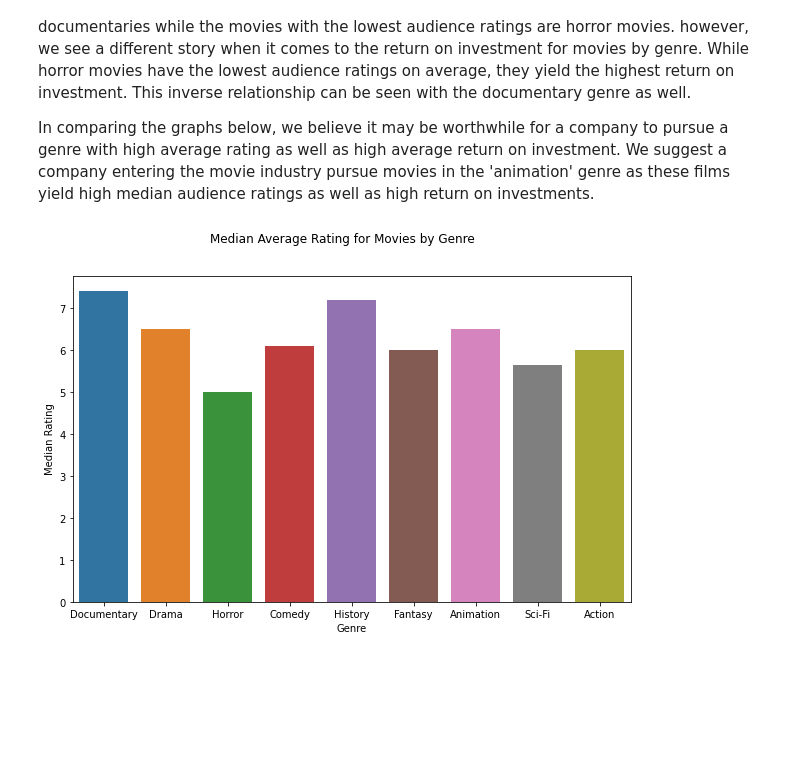
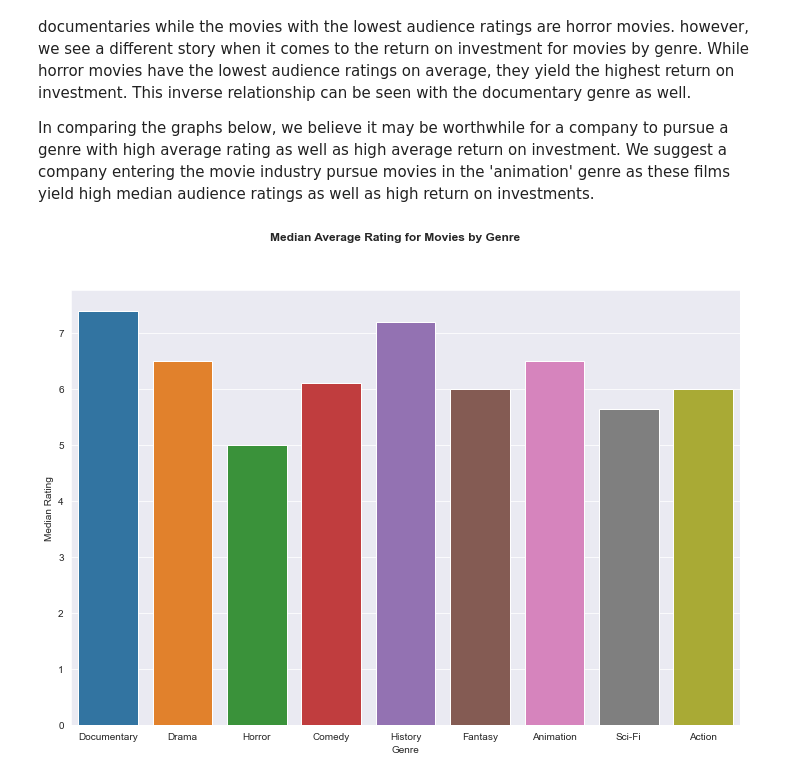
Before and after one commit to DGieseke/Exploratory-Data-Analysis-Using-Movie-Data, a Jupyter notebook: daniel/DG Edits - Movie Data Visualization Project.ipynb, the cells around one changed output. Cells and saved outputs as stored; diff of their text form; code cells hidden in the pictures; blank space fills up the shorter version.

```diff
--- a/daniel/DG Edits - Movie Data Visualization Project.ipynb
+++ b/daniel/DG Edits - Movie Data Visualization Project.ipynb
@@ -527,9 +604,10 @@ All this being said, we believe it is safe to reccomend to a business entering t
 # %%
 %%capture seaborn_subplots
 
+sns.set_style("darkgrid")
 fig, ax = plt.subplots(1, 2, figsize=(12, 8))
 
-fig.suptitle('Production Budget vs Worldwide Gross and Return on Investment')
+fig.suptitle('Production Budget vs Worldwide Gross and Return on Investment', weight='bold')
 
 sns.scatterplot(x = 'production_budget', y = 'worldwide_gross', data = tn_df, ax = ax[0] )
 sns.scatterplot(x = 'production_budget', y = 'return_on_investment', data = tn_df, ax = ax[1] )
@@ -561,18 +639,19 @@ Below we have prepared visualizations on the relationship between a movie's genr
 
 In comparing the graphs below, we believe it may be worthwhile for a company to pursue a genre with high average rating as well as high average return on investment.  We suggest a company entering the movie industry pursue movies in the 'animation' genre as these films yield high median audience ratings as well as high return on investments.
 # %%
-fig, ax = plt.subplots(figsize=(10, 6))
+fig, ax = plt.subplots(figsize=(12, 8))
+sns.set_style("darkgrid")
 
-fig.suptitle('Median Average Rating for Movies by Genre')
+fig.suptitle('Median Average Rating for Movies by Genre', weight='bold')
 
 sns.barplot(x = ['Documentary', 'Drama', 'Horror', 'Comedy', 'History', 'Fantasy', 'Animation', 'Sci-Fi', 'Action'],
        y = [doc_ave, drama_ave, horror_ave, comedy_ave, history_ave, fantasy_ave, animation_ave, scifi_ave, action_ave])
 
 
 ax.set_xlabel('Genre')
 ax.set_ylabel('Median Rating')
 
 plt.show()
 # %% [output]
-[figure, old version]
+[figure, new version]
 # %%
```
Also changed, not shown: parts of 30 cells of this notebook, 1 other file.
